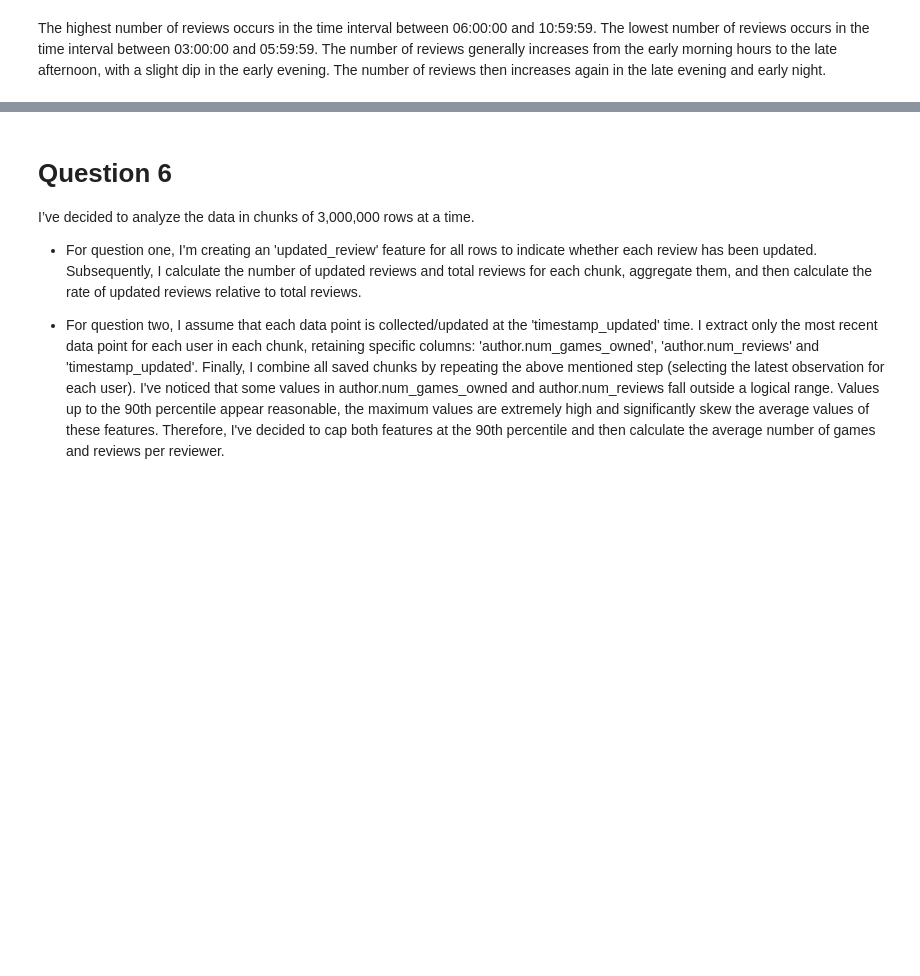
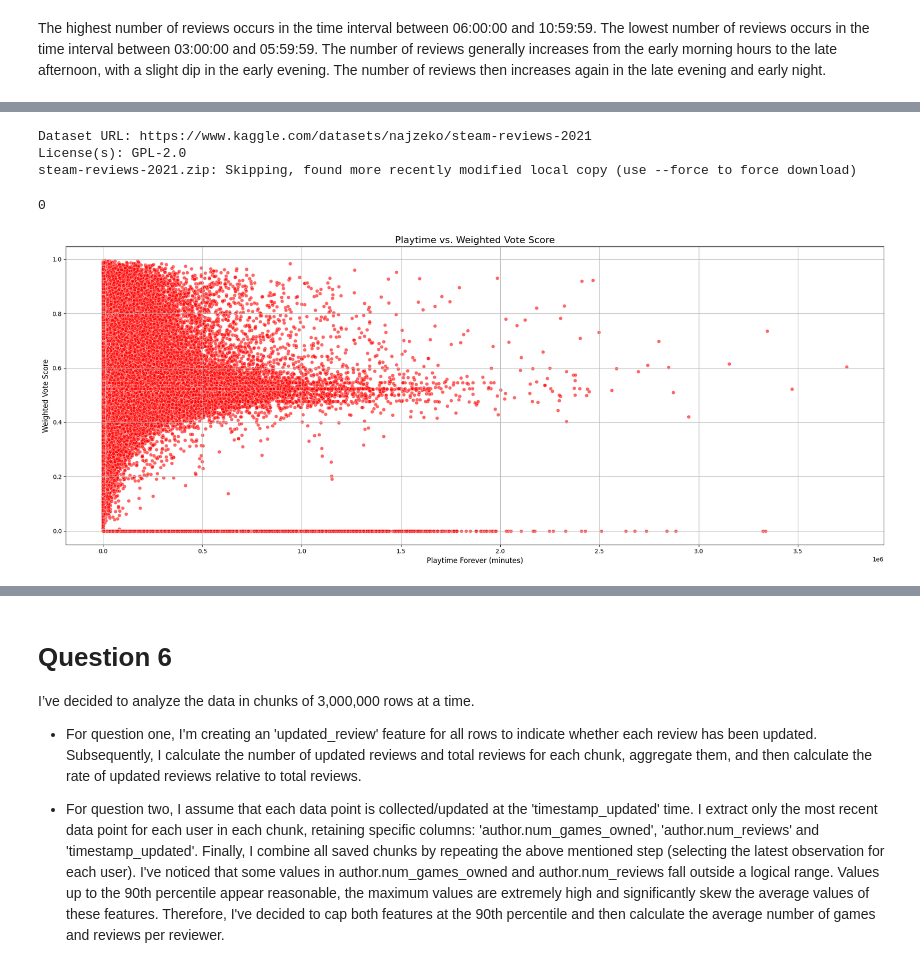
Before and after one commit to sandrokhizanishvili/SAPIENZA-ADM-HW2, a Jupyter notebook: 2021_steam_dataset_analysis.ipynb, the cells around one changed output, grey strips where cells are left out. Cells and saved outputs as stored; diff of their text form; code cells hidden in the pictures; blank space fills up the shorter version.

```diff
--- a/2021_steam_dataset_analysis.ipynb
+++ b/2021_steam_dataset_analysis.ipynb
@@ -379,0 +395,28 @@ The number of reviews then increases again in the late evening and early night.
+# %%
+# Specify the path to the Kaggle data set
+dataset = 'najzeko/steam-reviews-2021'
+file_name = 'steam_reviews.csv'
+# Download data
+os.system(f'kaggle datasets download -d {dataset}')
+# %% [output]
+Dataset URL: https://www.kaggle.com/datasets/najzeko/steam-reviews-2021
+License(s): GPL-2.0
+steam-reviews-2021.zip: Skipping, found more recently modified local copy (use --force to force download)
+0
+# %%
+zip_file_name = f"{dataset.split('/')[-1]}.zip"
+with zipfile.ZipFile(zip_file_name, 'r') as zip_ref:
+    zip_ref.extractall()
+df = pd.read_csv(file_name)
+# %%
+# 4.1. Analyze the relationship between playtime and review score
+plt.figure(figsize=(20, 8))
+sns.scatterplot(data=df, x='author.playtime_forever', y='weighted_vote_score', color='red', alpha=0.6)
+plt.xlabel('Playtime Forever (minutes)', fontsize=12)
+plt.ylabel('Weighted Vote Score', fontsize=12)
+plt.title('Playtime vs. Weighted Vote Score', fontsize=16)
+plt.grid(True)
+plt.tight_layout()
+plt.show()
+# %% [output]
+[figure, added]
```
Also changed, not shown: parts of 16 cells of this notebook.
